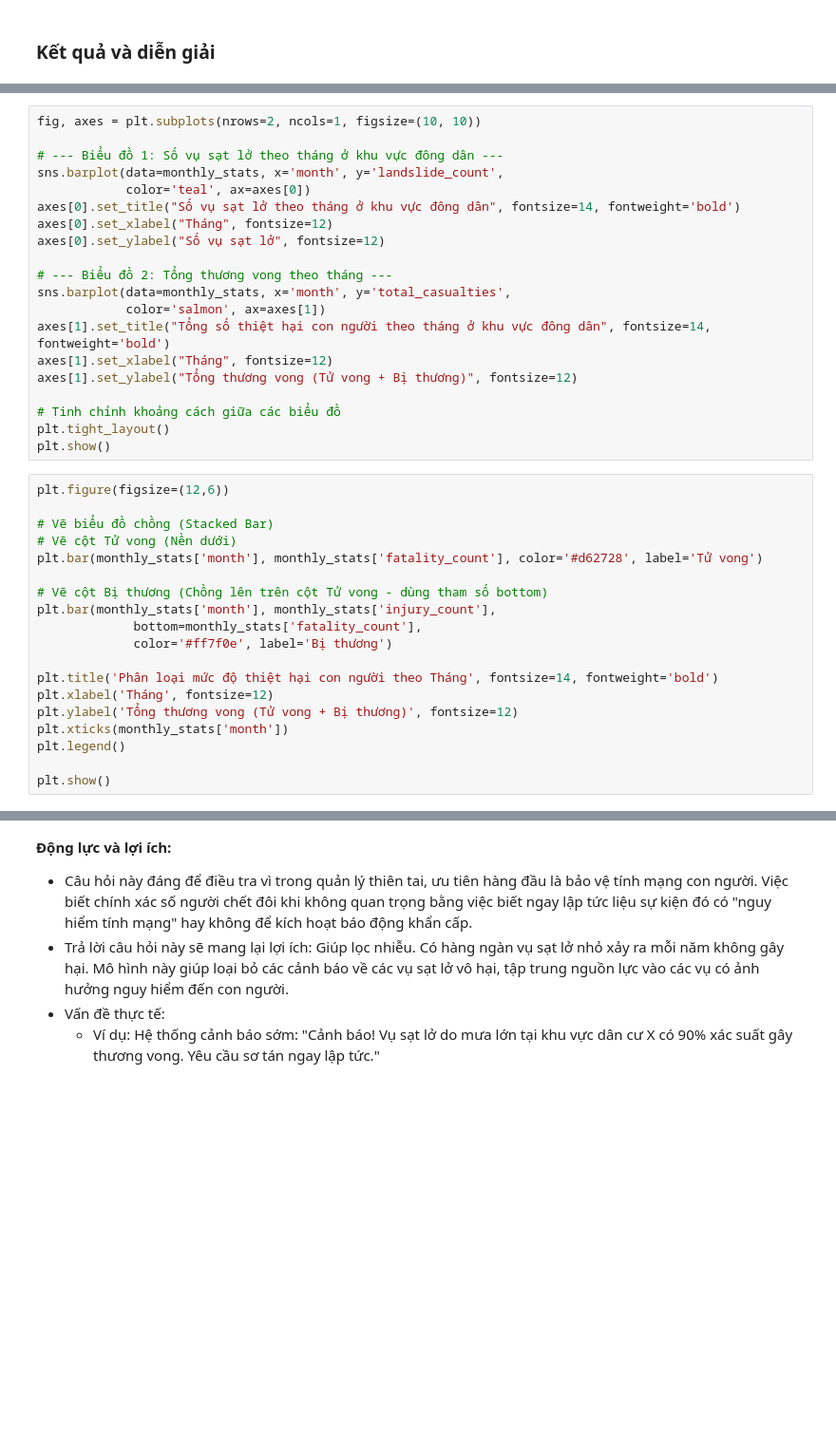
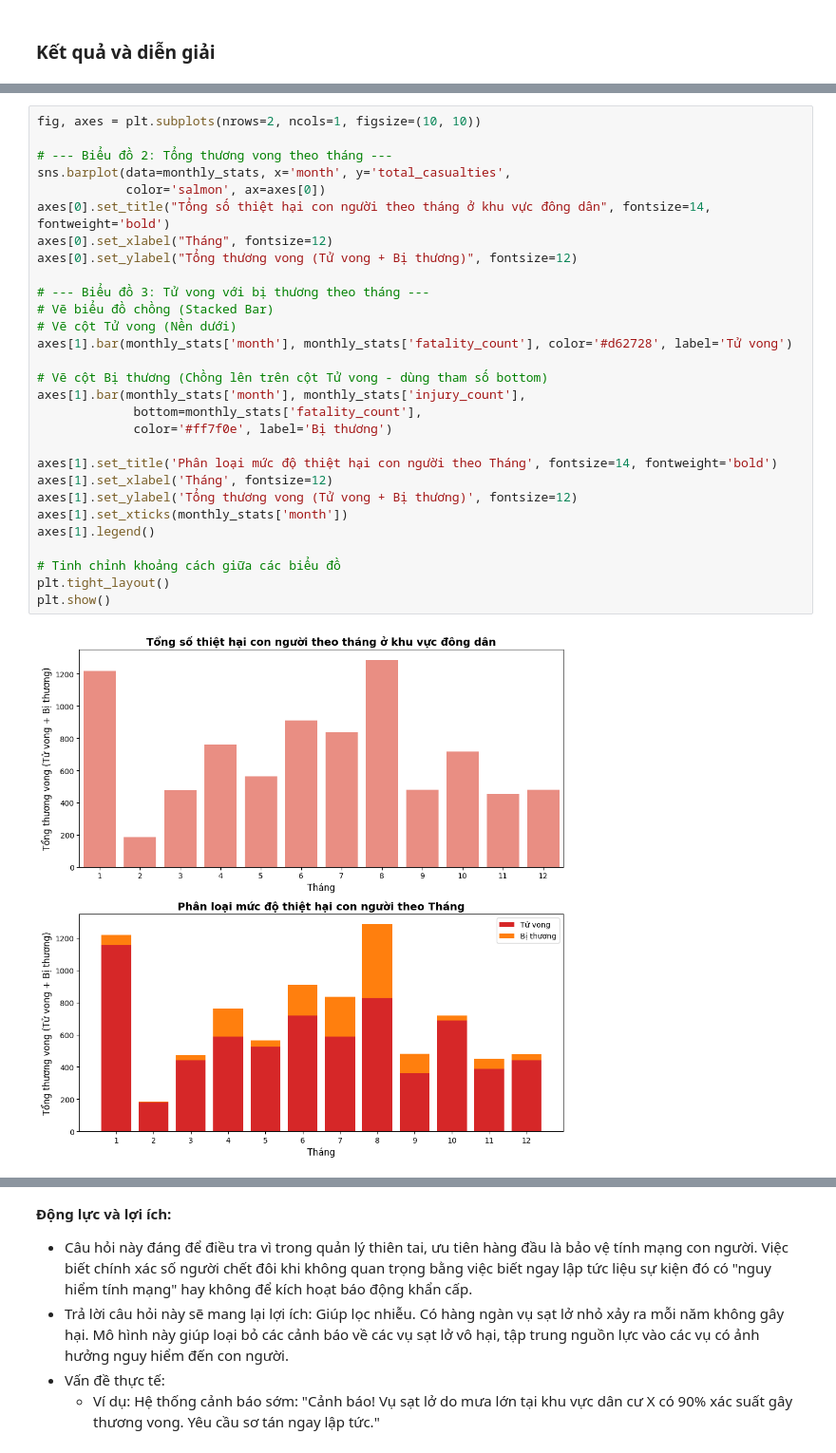
Before and after one commit to tientien01/Global-Landslide-Catalog-NASA-Analysis, a Jupyter notebook: notebook/05_modeling.ipynb, the cells around one changed output, grey strips where cells are left out. Shown at 95% size. Drawn from its saved outputs; the diff is of its cells as text; blank space fills up the shorter version.

```diff
--- a/notebook/05_modeling.ipynb
+++ b/notebook/05_modeling.ipynb
@@ -100,40 +132,32 @@ monthly_stats = monthly_stats.reset_index()
 # %%
 fig, axes = plt.subplots(nrows=2, ncols=1, figsize=(10, 10))
 
-# --- Biểu đồ 1: Số vụ sạt lở theo tháng ở khu vực đông dân ---
-sns.barplot(data=monthly_stats, x='month', y='landslide_count',
-            color='teal', ax=axes[0])
-axes[0].set_title("Số vụ sạt lở theo tháng ở khu vực đông dân", fontsize=14, fontweight='bold')
-axes[0].set_xlabel("Tháng", fontsize=12)
-axes[0].set_ylabel("Số vụ sạt lở", fontsize=12)
-
 # --- Biểu đồ 2: Tổng thương vong theo tháng ---
 sns.barplot(data=monthly_stats, x='month', y='total_casualties',
-            color='salmon', ax=axes[1])
-axes[1].set_title("Tổng số thiệt hại con người theo tháng ở khu vực đông dân", fontsize=14, fontweight='bold')
-axes[1].set_xlabel("Tháng", fontsize=12)
-axes[1].set_ylabel("Tổng thương vong (Tử vong + Bị thương)", fontsize=12)
+            color='salmon', ax=axes[0])
+axes[0].set_title("Tổng số thiệt hại con người theo tháng ở khu vực đông dân", fontsize=14, fontweight='bold')
+axes[0].set_xlabel("Tháng", fontsize=12)
+axes[0].set_ylabel("Tổng thương vong (Tử vong + Bị thương)", fontsize=12)
+
+# --- Biểu đồ 3: Tử vong với bị thương theo tháng ---
+# Vẽ biểu đồ chồng (Stacked Bar)
+# Vẽ cột Tử vong (Nền dưới)
+axes[1].bar(monthly_stats['month'], monthly_stats['fatality_count'], color='#d62728', label='Tử vong')
+
+# Vẽ cột Bị thương (Chồng lên trên cột Tử vong - dùng tham số bottom)
+axes[1].bar(monthly_stats['month'], monthly_stats['injury_count'],
+             bottom=monthly_stats['fatality_count'],
+             color='#ff7f0e', label='Bị thương')
+
+axes[1].set_title('Phân loại mức độ thiệt hại con người theo Tháng', fontsize=14, fontweight='bold')
+axes[1].set_xlabel('Tháng', fontsize=12)
+axes[1].set_ylabel('Tổng thương vong (Tử vong + Bị thương)', fontsize=12)
+axes[1].set_xticks(monthly_stats['month'])
+axes[1].legend()
 
 # Tinh chỉnh khoảng cách giữa các biểu đồ
 plt.tight_layout()
 plt.show()
+# %% [output]
+[figure, added]
-# %%
-plt.figure(figsize=(12,6))
-
-# Vẽ biểu đồ chồng (Stacked Bar)
-# Vẽ cột Tử vong (Nền dưới)
-plt.bar(monthly_stats['month'], monthly_stats['fatality_count'], color='#d62728', label='Tử vong')
-
-# Vẽ cột Bị thương (Chồng lên trên cột Tử vong - dùng tham số bottom)
-plt.bar(monthly_stats['month'], monthly_stats['injury_count'],
-             bottom=monthly_stats['fatality_count'],
-             color='#ff7f0e', label='Bị thương')
-
-plt.title('Phân loại mức độ thiệt hại con người theo Tháng', fontsize=14, fontweight='bold')
-plt.xlabel('Tháng', fontsize=12)
-plt.ylabel('Tổng thương vong (Tử vong + Bị thương)', fontsize=12)
-plt.xticks(monthly_stats['month'])
-plt.legend()
-
-plt.show()
 # %% [markdown]
```
Also changed, not shown: parts of 10 cells of this notebook, 1 other file.
